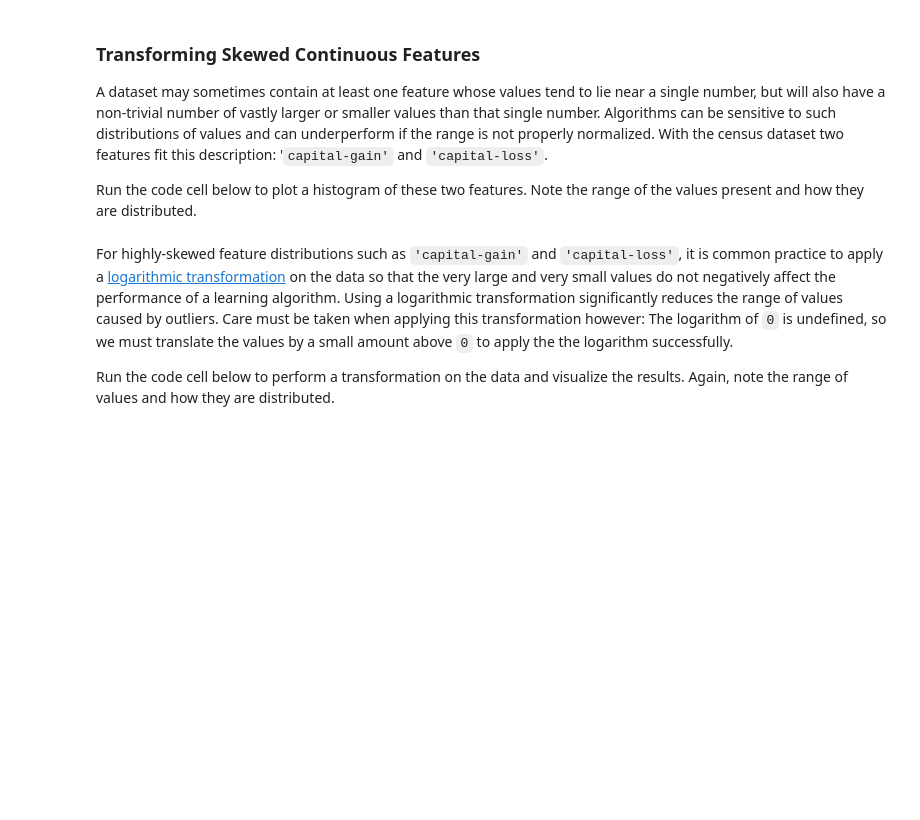
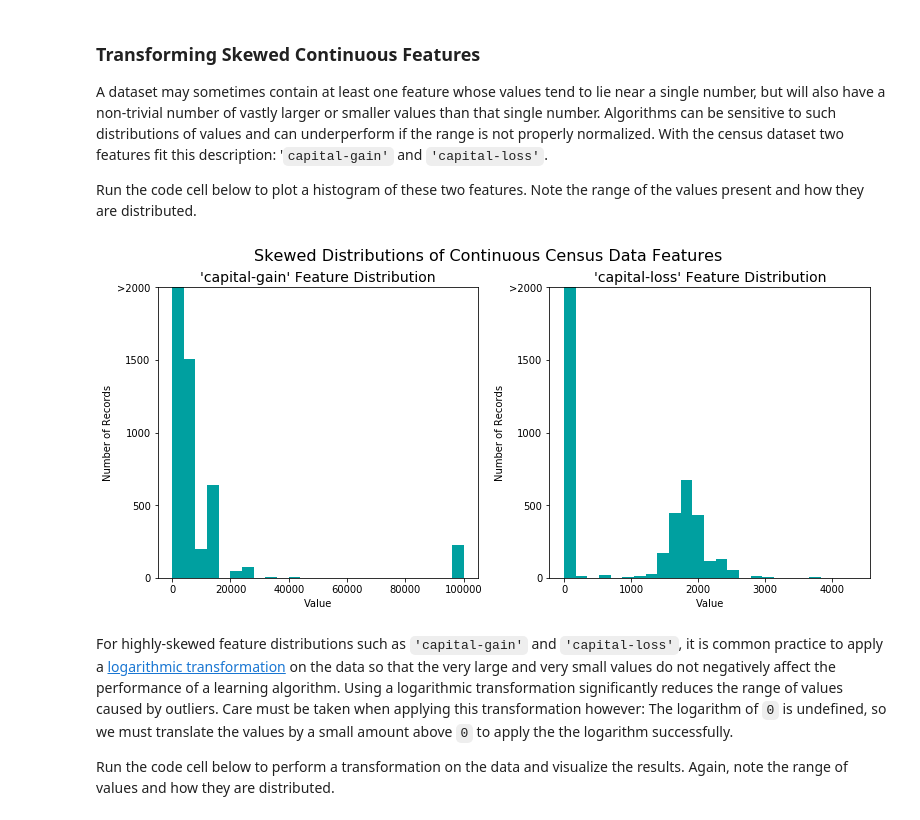
Before and after one commit to waficf/Kaggle_Competitions, a Jupyter notebook: finding_donors.ipynb, the cells around one changed output. Cells and saved outputs as stored; diff of their text form; code cells hidden in the pictures; blank space fills up the shorter version.

```diff
--- a/finding_donors.ipynb
+++ b/finding_donors.ipynb
@@ -103,10 +103,12 @@ Run the code cell below to plot a histogram of these two features. Note the rang
 # %%
 # Split the data into features and target label
 income_raw = data['income']
 features_raw = data.drop('income', axis = 1)
 
 # Visualize skewed continuous features of original data
-vs.distribution(data)
+distribution(data)
+# %% [output]
+[figure, added]
 # %% [markdown]
 For highly-skewed feature distributions such as `'capital-gain'` and `'capital-loss'`, it is common practice to apply a <a href="https://en.wikipedia.org/wiki/Data_transformation_(statistics)">logarithmic transformation</a> on the data so that the very large and very small values do not negatively affect the performance of a learning algorithm. Using a logarithmic transformation significantly reduces the range of values caused by outliers. Care must be taken when applying this transformation however: The logarithm of `0` is undefined, so we must translate the values by a small amount above `0` to apply the the logarithm successfully.
 
```
Also changed, not shown: parts of 12 cells of this notebook.
